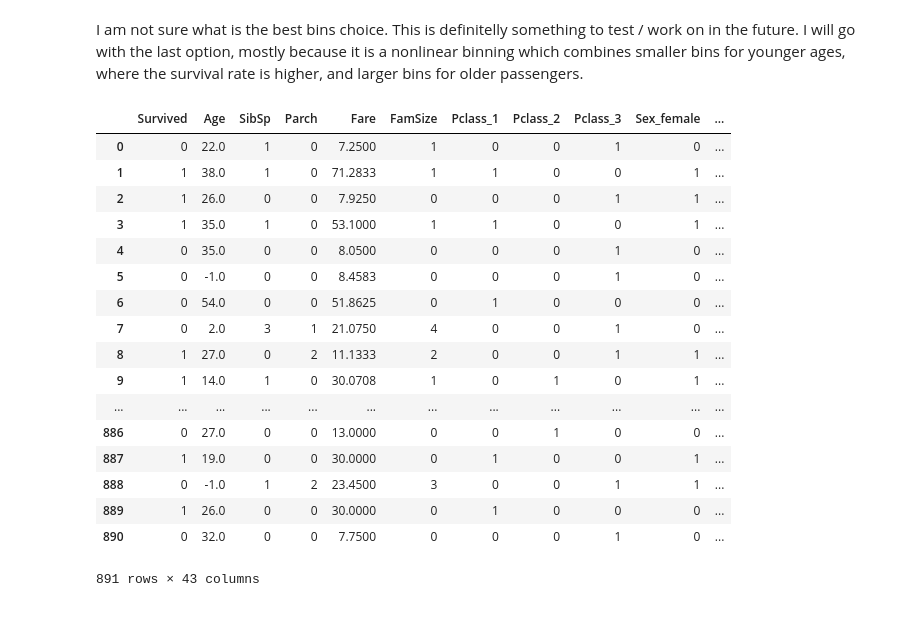
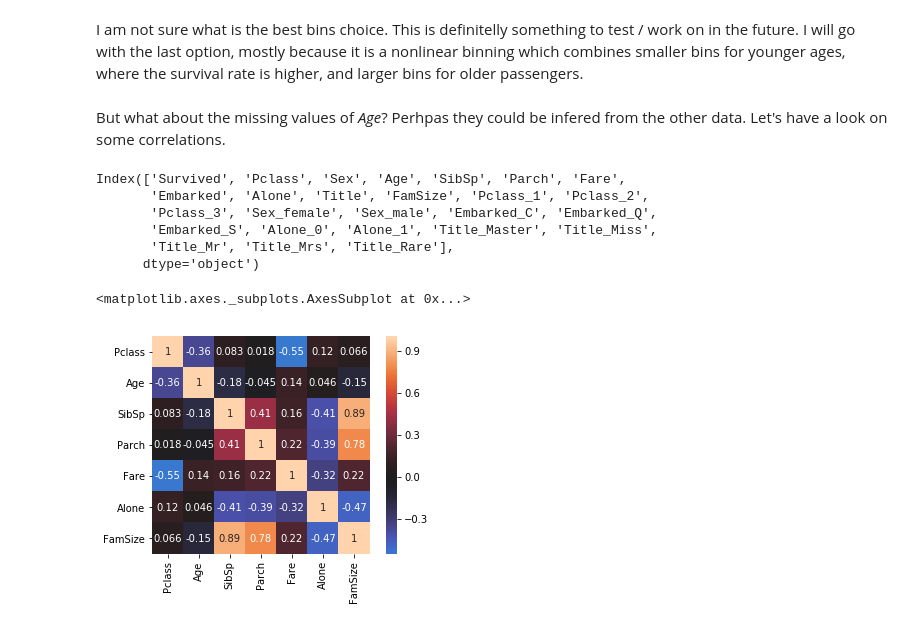
Before and after one commit to dthboyd/titanic_prediction, a Jupyter notebook: titanic_basic.ipynb, the cells around one changed output. Saved outputs shown, nothing was run; the diff lists cells and outputs as text; code cells hidden in the pictures.

```diff
--- a/titanic_basic.ipynb
+++ b/titanic_basic.ipynb
@@ -384,2 +385,13 @@ Pclass
 Name: Age, dtype: int64
+# %%
+data = [train, test]
+dummies = ['Pclass', 'Sex', 'Embarked', 'Alone', 'Title']
+
+# keeps the original variable as well
+train = pd.concat([train, pd.get_dummies(train[dummies], columns=dummies)], axis=1)
+test = pd.concat([test, pd.get_dummies(test[dummies], columns=dummies)], axis=1)
+
+# replaces the original variable by the dummy columns
+#train = pd.get_dummies(train, columns=dummies)
+#test = pd.get_dummies(test, columns=dummies)
 # %%
@@ -394,11 +405,0 @@ train.head()
-# %%
-data = [train, test]
-dummies = ['Pclass', 'Sex', 'Embarked', 'Alone', 'Title']
-
-# keeps the original variable as well
-train = pd.concat([train, pd.get_dummies(train, columns=dummies)], axis=1)
-test = pd.concat([test, pd.get_dummies(train, columns=dummies)], axis=1)
-
-# replaces the original variable by the dummy columns
-#train = pd.get_dummies(train, columns=dummies)
-#test = pd.get_dummies(test, columns=dummies)
@@ -501,24 +479,3 @@ print(bins_1[0]/(bins_0[0]+bins_1[0]))
 # %% [markdown]
 I am not sure what is the best bins choice. This is definitelly something to test / work on in the future.
 I will go with the last option, mostly because it is a nonlinear binning which combines smaller bins for younger ages, where the survival rate is higher, and larger bins for older passengers.
-# %%
-pd.concat([train, pd.get_dummies(train, columns=['Survived'])], axis=1)
-# %% [output]
-|  | Survived | Age | SibSp | Parch | Fare | FamSize | Pclass_1 | Pclass_2 | Pclass_3 | Sex_female | ... |
-| 0 | 0 | 22.0 | 1 | 0 | 7.2500 | 1 | 0 | 0 | 1 | 0 | ... |
-| 1 | 1 | 38.0 | 1 | 0 | 71.2833 | 1 | 1 | 0 | 0 | 1 | ... |
-| 2 | 1 | 26.0 | 0 | 0 | 7.9250 | 0 | 0 | 0 | 1 | 1 | ... |
-| 3 | 1 | 35.0 | 1 | 0 | 53.1000 | 1 | 1 | 0 | 0 | 1 | ... |
-| 4 | 0 | 35.0 | 0 | 0 | 8.0500 | 0 | 0 | 0 | 1 | 0 | ... |
-| 5 | 0 | -1.0 | 0 | 0 | 8.4583 | 0 | 0 | 0 | 1 | 0 | ... |
-| 6 | 0 | 54.0 | 0 | 0 | 51.8625 | 0 | 1 | 0 | 0 | 0 | ... |
-| 7 | 0 | 2.0 | 3 | 1 | 21.0750 | 4 | 0 | 0 | 1 | 0 | ... |
-| 8 | 1 | 27.0 | 0 | 2 | 11.1333 | 2 | 0 | 0 | 1 | 1 | ... |
-| 9 | 1 | 14.0 | 1 | 0 | 30.0708 | 1 | 0 | 1 | 0 | 1 | ... |
-| ... | ... | ... | ... | ... | ... | ... | ... | ... | ... | ... | ... |
-| 886 | 0 | 27.0 | 0 | 0 | 13.0000 | 0 | 0 | 1 | 0 | 0 | ... |
-| 887 | 1 | 19.0 | 0 | 0 | 30.0000 | 0 | 1 | 0 | 0 | 1 | ... |
-| 888 | 0 | -1.0 | 1 | 2 | 23.4500 | 3 | 0 | 0 | 1 | 1 | ... |
-| 889 | 1 | 26.0 | 0 | 0 | 30.0000 | 0 | 1 | 0 | 0 | 0 | ... |
-| 890 | 0 | 32.0 | 0 | 0 | 7.7500 | 0 | 0 | 0 | 1 | 0 | ... |
-891 rows × 43 columns
@@ -524,0 +485,19 @@ pd.concat([train, pd.get_dummies(train, columns=['Survived'])], axis=1)
+# %% [markdown]
+But what about the missing values of *Age*? Perhpas they could be infered from the other data. Let's have a look on some correlations.
+# %%
+train.columns
+# %% [output]
+Index(['Survived', 'Pclass', 'Sex', 'Age', 'SibSp', 'Parch', 'Fare',
+       'Embarked', 'Alone', 'Title', 'FamSize', 'Pclass_1', 'Pclass_2',
+       'Pclass_3', 'Sex_female', 'Sex_male', 'Embarked_C', 'Embarked_Q',
+       'Embarked_S', 'Alone_0', 'Alone_1', 'Title_Master', 'Title_Miss',
+       'Title_Mr', 'Title_Mrs', 'Title_Rare'],
+      dtype='object')
+# %%
+cols_for_age_corr = ['Pclass', 'Sex', 'Age', 'SibSp', 'Parch', 'Fare',
+             'Embarked', 'Alone', 'FamSize']
+corr = (train[cols_for_age_corr]).corr()
+sns.heatmap(corr, square=True, annot=True, center=0)
+# %% [output]
+<matplotlib.axes._subplots.AxesSubplot at 0x...>
+[figure, added]
```
Also changed, not shown: parts of 32 cells of this notebook.
